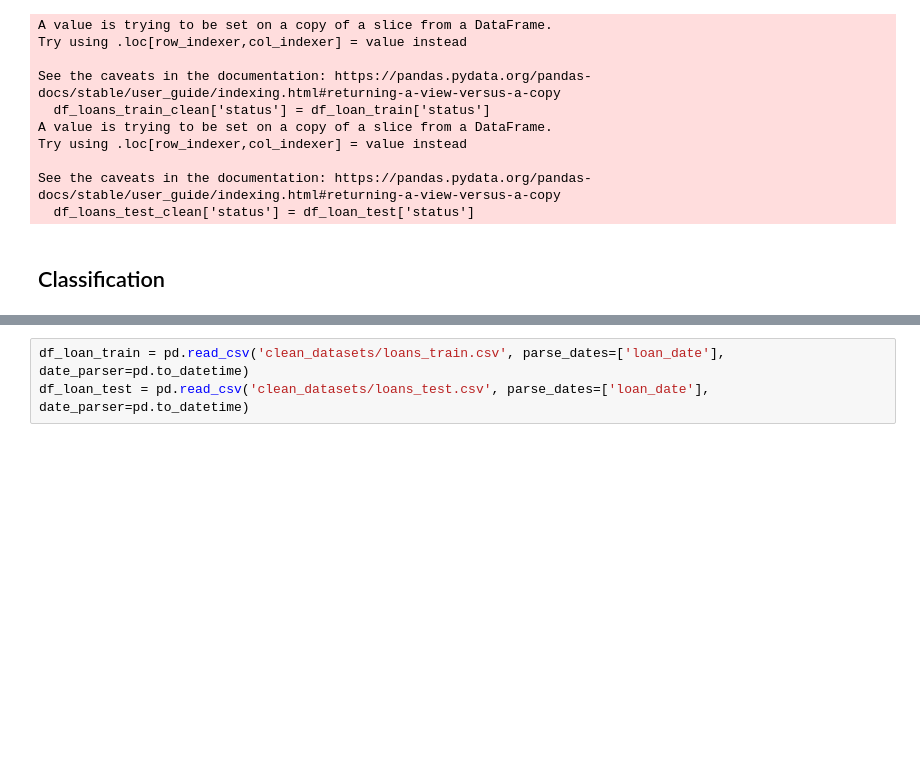
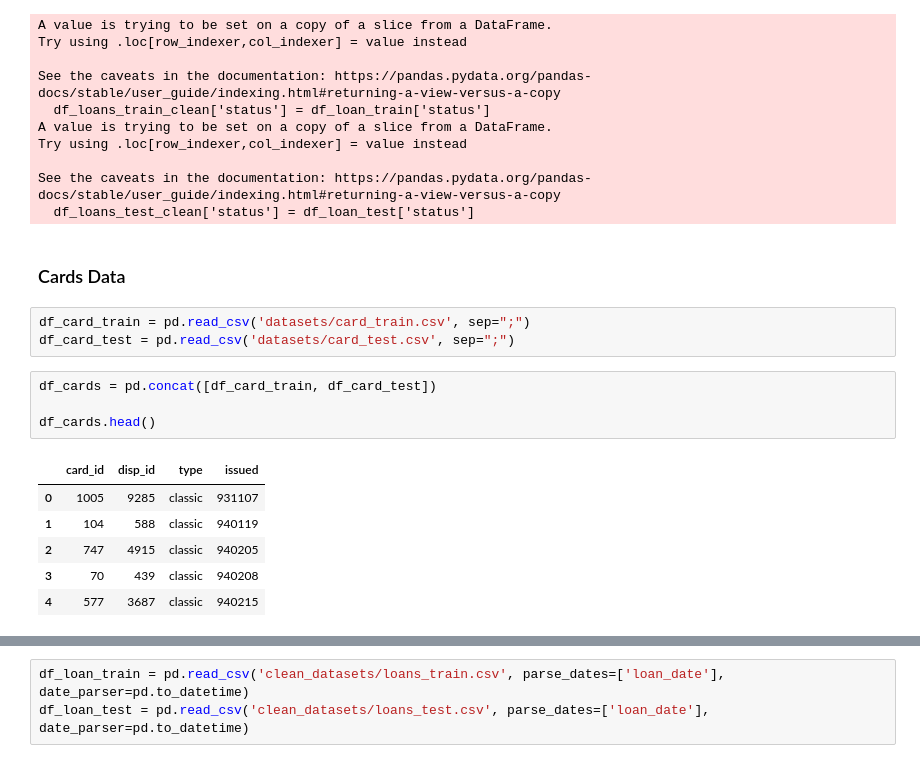
Before and after one commit to Diogogrosario/FEUP-AC, a Jupyter notebook: AC_proj.ipynb, the cells around one changed output, grey strips where cells are left out. Saved outputs shown, nothing was run; the diff lists cells and outputs as text; blank space fills up the shorter version.

```diff
--- a/AC_proj.ipynb
+++ b/AC_proj.ipynb
@@ -326,5 +392,19 @@ Try using .loc[row_indexer,col_indexer] = value instead
 
 See the caveats in the documentation: https://pandas.pydata.org/pandas-docs/stable/user_guide/indexing.html#returning-a-view-versus-a-copy
   df_loans_test_clean['status'] = df_loan_test['status']
-# %% [markdown]
-## Classification
+# %% [markdown]
+### Cards Data
+# %%
+df_card_train = pd.read_csv('datasets/card_train.csv', sep=";")
+df_card_test = pd.read_csv('datasets/card_test.csv', sep=";")
+# %%
+df_cards = pd.concat([df_card_train, df_card_test])
+
+df_cards.head()
+# %% [output]
+|  | card_id | disp_id | type | issued |
+| 0 | 1005 | 9285 | classic | 931107 |
+| 1 | 104 | 588 | classic | 940119 |
+| 2 | 747 | 4915 | classic | 940205 |
+| 3 | 70 | 439 | classic | 940208 |
+| 4 | 577 | 3687 | classic | 940215 |
```
Also changed, not shown: parts of 47 cells of this notebook, 6 other files.
